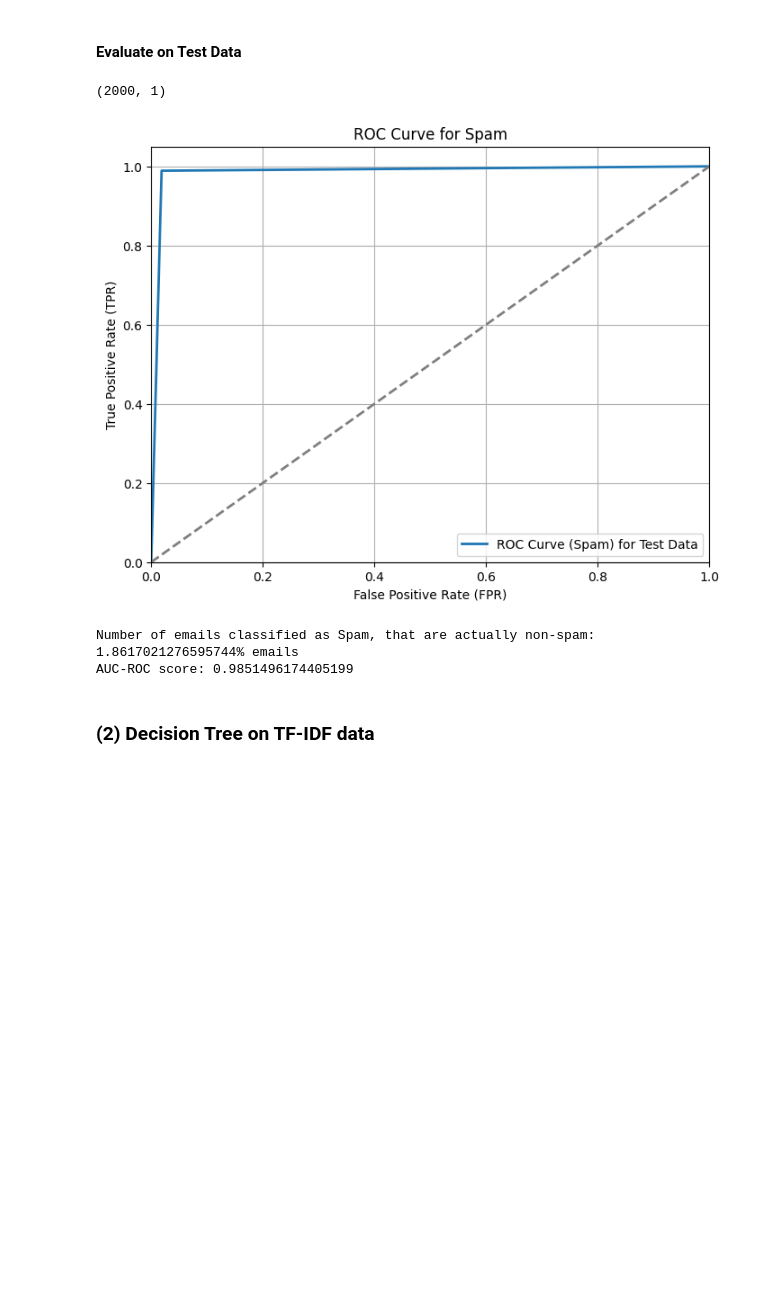
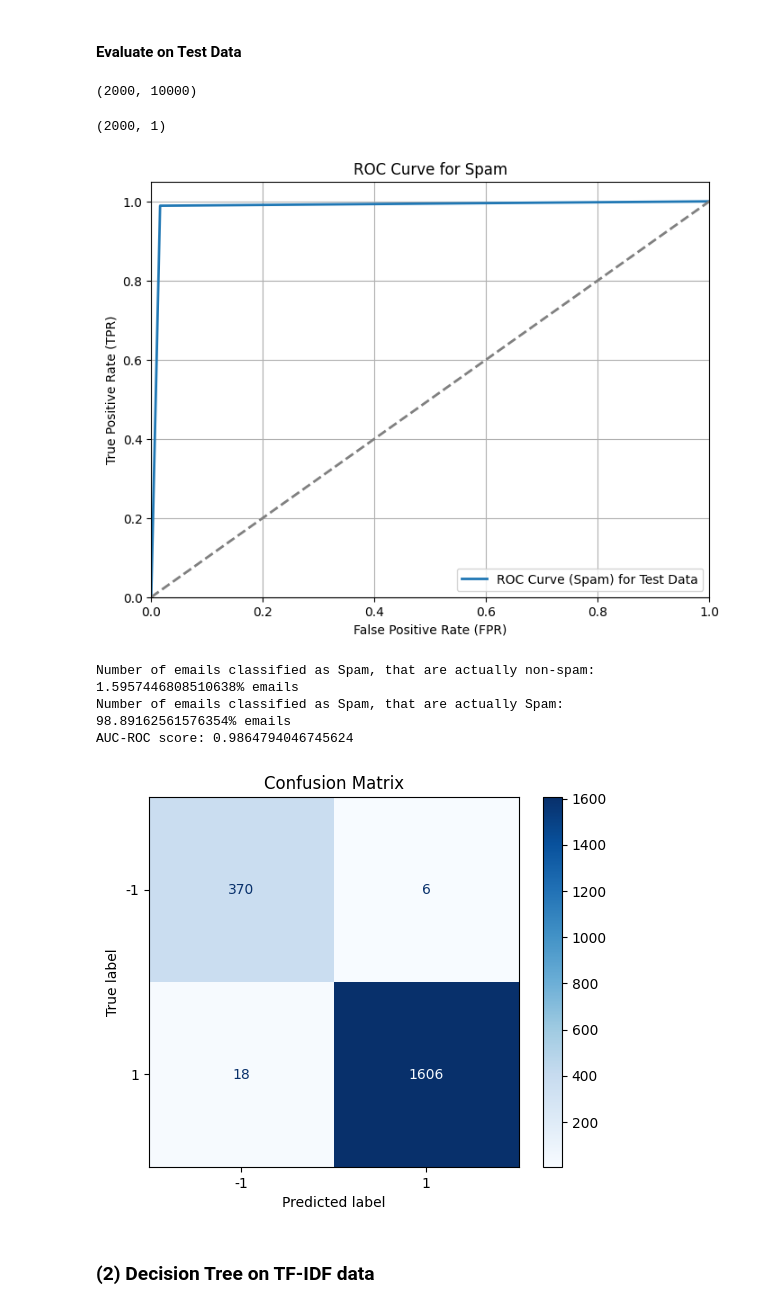
Before and after one commit to kushal-10/fantastic-eureka, a Jupyter notebook: decision_trees.ipynb, the cells around one changed output. Saved outputs shown, nothing was run; the diff lists cells and outputs as text; code cells hidden in the pictures; blank space fills up the shorter version.

```diff
--- a/decision_trees.ipynb
+++ b/decision_trees.ipynb
@@ -112,24 +118,24 @@ Number of emails classified as Spam, that are actually non-spam:
 # %% [markdown]
 #### Evaluate on Test Data
 # %%
-# Evaluate on test data
-
 # Load the dataset for evaluation
 test_bow = scipy.io.loadmat('datasets/top_nk_test.mat')
 X_test_bow = test_bow['X']
 X_test_bow = X_test_bow.toarray()
 X_test_bow = pd.DataFrame(X_test_bow)
-# X_test_bow.shape # (2000, 10000)
-
-Y_test_bow = test_bow['Y']
-Y_test_bow = Y_test_bow.toarray()
-Y_test_bow = pd.DataFrame(Y_test_bow)
-Y_test_bow.shape #(2000, 1)
+X_test_bow.shape
 # %% [output]
-(2000, 1)
+(2000, 10000)
+# %%
+Y_test_bow = test_bow['Y']
+Y_test_bow = Y_test_bow.toarray()
+Y_test_bow = pd.DataFrame(Y_test_bow)
+Y_test_bow.shape
+# %% [output]
+(2000, 1)
 # %%
 pred_probs_test = dt_clf_best.predict_proba(X_test_bow)
-threshold = 0.5 # No difference till 0.97
+threshold = 0.5
 pred_prob_threshold = []
 
 for i in range(len(pred_probs_test)):
@@ -153,16 +159,31 @@ plt.legend(loc='lower right')
 plt.grid(True)
 plt.show()
 
+# False Positive rate for this ROC gives the number of emails that are classified as Spam, but are Legitimate
 print("Number of emails classified as Spam, that are actually non-spam: ")
 print(str(fpr_spam[1]*100) + "% emails")
 
+# True Positive rate for this ROC gives the number of emails that are classified as Spam, and are Spam
+print("Number of emails classified as Spam, that are actually Spam: ")
+print(str(tpr_spam[1]*100) + "% emails")
+
 score = roc_auc_score(Y_test_bow, pred_prob_threshold)
 print("AUC-ROC score: " + str(score))
 # %% [output]
 [figure]
 Number of emails classified as Spam, that are actually non-spam:
-1.8617021276595744% emails
-AUC-ROC score: 0.9851496174405199
+1.5957446808510638% emails
+Number of emails classified as Spam, that are actually Spam:
+98.89162561576354% emails
+AUC-ROC score: 0.9864794046745624
+# %%
+cm = confusion_matrix(Y_test_bow, pred_prob_threshold)
+disp = ConfusionMatrixDisplay(confusion_matrix=cm, display_labels=[-1, 1])
+disp.plot(cmap='Blues', values_format='d')
+plt.title('Confusion Matrix')
+plt.show()
+# %% [output]
+[figure, added]
 # %% [markdown]
 ### (2) Decision Tree on TF-IDF data
 # %%
```
Also changed, not shown: parts of 16 cells of this notebook, 3 other files.
